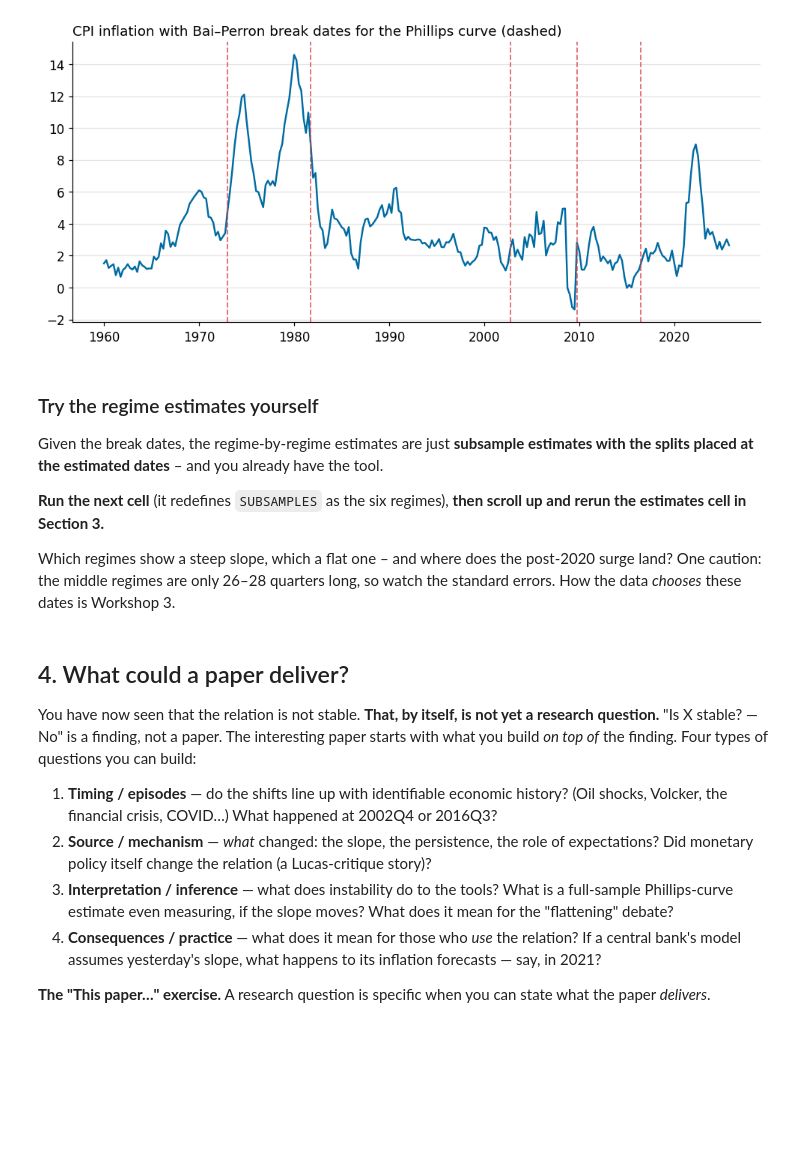
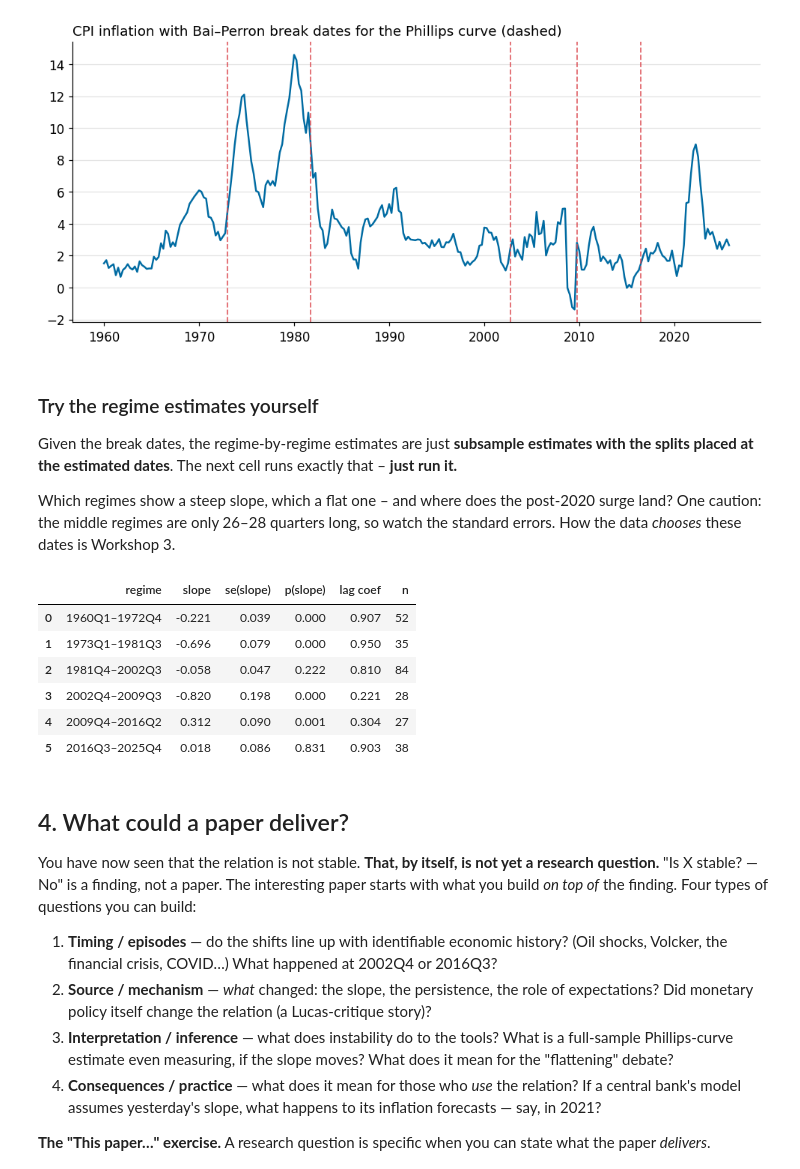
Before and after one commit to mortentabor/structural-change-seminar, a Jupyter notebook: notebooks/03-phillips-curve.ipynb, the cells around one changed output. Drawn from its saved outputs; the diff is of its cells as text; code cells hidden in the pictures; blank space fills up the shorter version.

```diff
--- a/notebooks/03-phillips-curve.ipynb
+++ b/notebooks/03-phillips-curve.ipynb
@@ -131,21 +131,36 @@ plt.show()
 # %% [markdown]
 ### Try the regime estimates yourself
 
-Given the break dates, the regime-by-regime estimates are just **subsample estimates with the splits placed at the estimated dates** – and you already have the tool.
-
-**Run the next cell** (it redefines `SUBSAMPLES` as the six regimes), **then scroll up and rerun the estimates cell in Section 3.**
+Given the break dates, the regime-by-regime estimates are just **subsample estimates with the splits placed at the estimated dates**. The next cell runs exactly that – **just run it.**
 
 Which regimes show a steep slope, which a flat one – and where does the post-2020 surge land? One caution: the middle regimes are only 26–28 quarters long, so watch the standard errors. How the data *chooses* these dates is Workshop 3.
 # %%
-# The six Bai-Perron regimes. Run this cell, then rerun the estimates cell in Section 3.
-SUBSAMPLES = {
+# Regime-by-regime estimates: subsample estimates with the splits at the Bai-Perron dates
+REGIMES = {
     "1960Q1–1972Q4": ("1960Q1", "1972Q4"),
     "1973Q1–1981Q3": ("1973Q1", "1981Q3"),
     "1981Q4–2002Q3": ("1981Q4", "2002Q3"),
     "2002Q4–2009Q3": ("2002Q4", "2009Q3"),
     "2009Q4–2016Q2": ("2009Q4", "2016Q2"),
     "2016Q3–2025Q4": ("2016Q3", "2025Q4"),
 }
+
+rows = []
+for name, (start, end) in REGIMES.items():
+    r = fit_pc(pc.loc[start:end])
+    rows.append({"regime": name,
+                 "slope": r.params["unemployment"], "se(slope)": r.bse["unemployment"],
+                 "p(slope)": r.pvalues["unemployment"],
+                 "lag coef": r.params["inflation_lag"], "n": int(r.nobs)})
+pd.DataFrame(rows).round(3)
+# %% [output]
+|  | regime | slope | se(slope) | p(slope) | lag coef | n |
+| 0 | 1960Q1–1972Q4 | -0.221 | 0.039 | 0.000 | 0.907 | 52 |
+| 1 | 1973Q1–1981Q3 | -0.696 | 0.079 | 0.000 | 0.950 | 35 |
+| 2 | 1981Q4–2002Q3 | -0.058 | 0.047 | 0.222 | 0.810 | 84 |
+| 3 | 2002Q4–2009Q3 | -0.820 | 0.198 | 0.000 | 0.221 | 28 |
+| 4 | 2009Q4–2016Q2 | 0.312 | 0.090 | 0.001 | 0.304 | 27 |
+| 5 | 2016Q3–2025Q4 | 0.018 | 0.086 | 0.831 | 0.903 | 38 |
 # %% [markdown]
 ## 4. What could a paper deliver?
 
```
Also changed, not shown: 1 other file.
